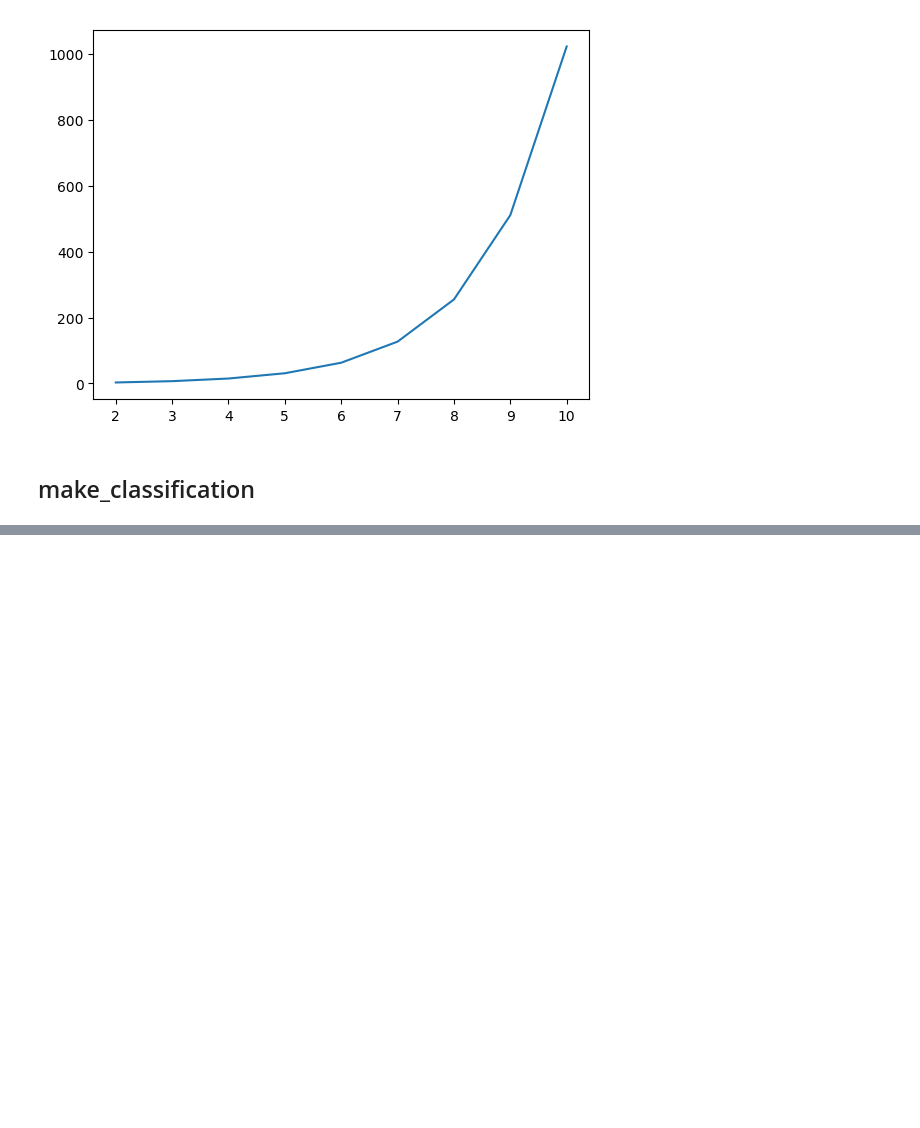
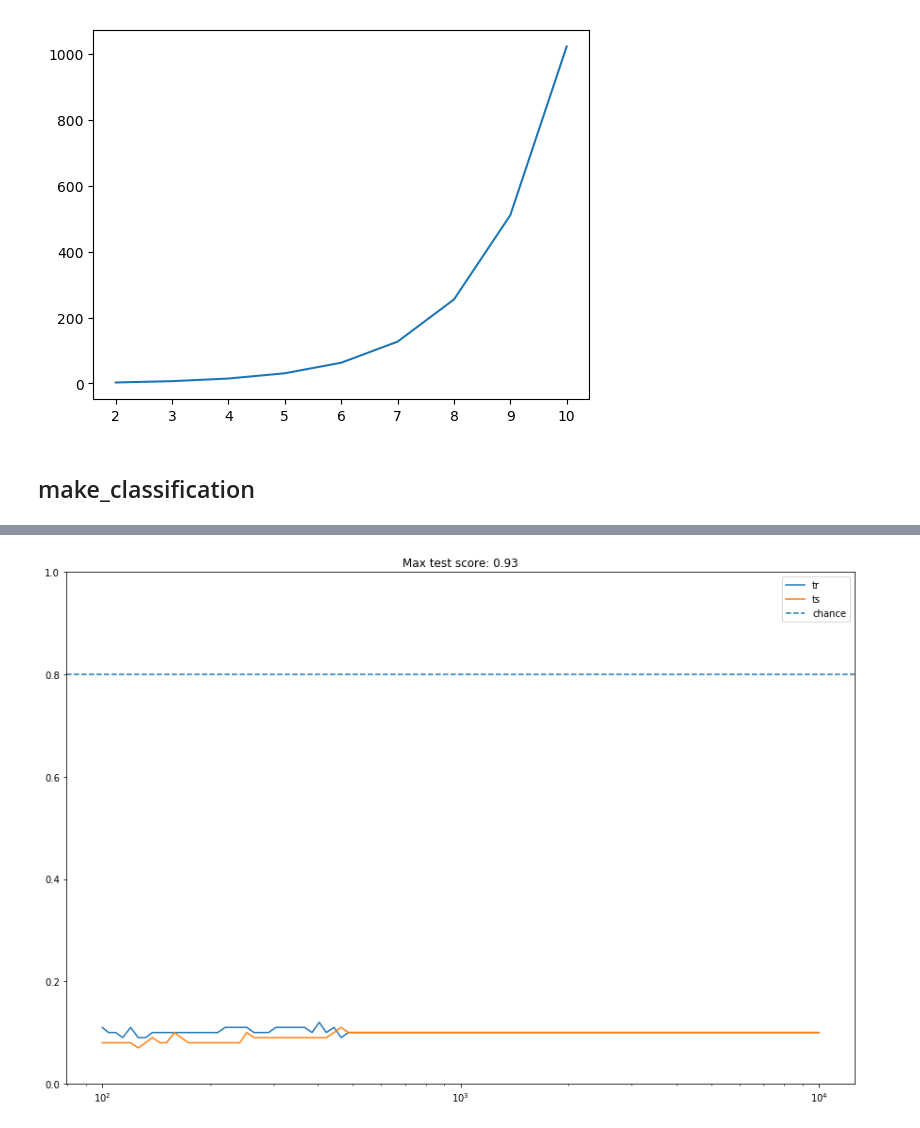
Before and after one commit to slipguru/sliding-ecoc, a Jupyter notebook: notebooks/testing.ipynb, the cells around one changed output, grey strips where cells are left out. Saved outputs shown, nothing was run; the diff lists cells and outputs as text; code cells hidden in the pictures; blank space fills up the shorter version.

```diff
--- a/notebooks/testing.ipynb
+++ b/notebooks/testing.ipynb
@@ -34,0 +36,13 @@ KeyboardInterrupt:
+# %%
+reload(estimator)
+
+from sklearn.neighbors import KNeighborsClassifier
+from sklearn.metrics import accuracy_score
+
+tr_score, ts_score = [], []
+
+est = estimator.SlidingECOC(
+    LogisticRegression(), n_estimators_window=100, window_size=5,
+    oob_score=True, code_size=500, single_seed_features=0, circular_features=True, random_state=None,
+    n_estimators=None, stride=2, max_features=.9, max_samples=1.,
+    bootstrap_features=True, bootstrap=True, verbose=1, n_jobs=-1).fit(X_train, y_train)
@@ -35 +53,30 @@ KeyboardInterrupt:
+# %%
+clf = KNeighborsClassifier(metric='hamming', n_jobs=-1, algorithm='brute')
+code_range = map(int, np.logspace(2, 4, 100))
+# code_range = map(int, [100])
+
+for code_size in code_range:
+
+    y_pred = est.predict(X_train, classifier=clf, code_size=code_size)
+    tr_score.append(accuracy_score(y_train, y_pred))
+
+    y_pred = est.predict(X_test, classifier=clf, code_size=code_size)
+    ts_score.append(accuracy_score(y_test, y_pred))
+# %%
+%matplotlib inline
+import numpy as np
+import matplotlib.pyplot as plt
+plt.figure(figsize=(15,10))
+plt.semilogx(code_range, 1- np.array(tr_score), label="tr")
+plt.semilogx(code_range, 1- np.array(ts_score), label="ts")
+# plt.axvline(x=1000)
+# plt.axvline(x=50)
+
+plt.axhline(0.8, ls='--', label='chance')
+plt.ylim([0,1])
+plt.legend()
+plt.title("Max test score: %.2f" % np.max(ts_score))
+plt.show()
+# %% [output]
+[figure, added]
 # %%
```
Also changed, not shown: parts of 6 cells of this notebook, 1 other file.
